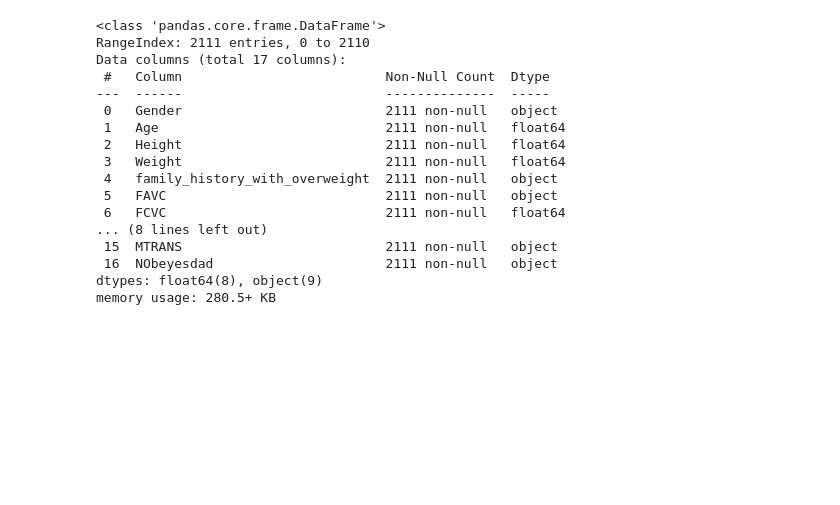
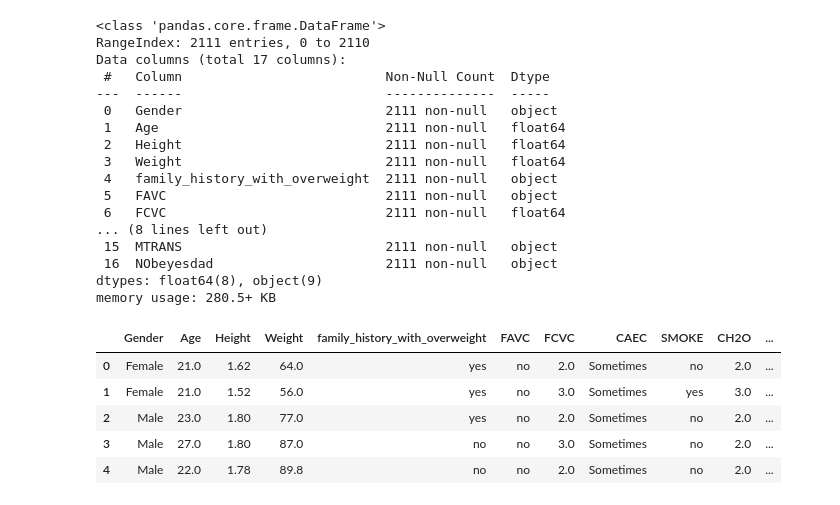
Before and after one commit to nikatnguyen/Project4, a Jupyter notebook: Preprocessing.ipynb, the cells around one changed output. Drawn from its saved outputs; the diff is of its cells as text; code cells hidden in the pictures; blank space fills up the shorter version.

```diff
--- a/Preprocessing.ipynb
+++ b/Preprocessing.ipynb
@@ -38,5 +34,16 @@ Data columns (total 17 columns):
  16  NObeyesdad                      2111 non-null   object
 dtypes: float64(8), object(9)
 memory usage: 280.5+ KB
+# %%
+#Drop any unnecessary columns
+df = df.drop(columns = ['NCP', 'SCC', 'TUE'])
+df.head()
+# %% [output]
+|  | Gender | Age | Height | Weight | family_history_with_overweight | FAVC | FCVC | CAEC | SMOKE | CH2O | ... |
+| 0 | Female | 21.0 | 1.62 | 64.0 | yes | no | 2.0 | Sometimes | no | 2.0 | ... |
+| 1 | Female | 21.0 | 1.52 | 56.0 | yes | no | 3.0 | Sometimes | yes | 3.0 | ... |
+| 2 | Male | 23.0 | 1.80 | 77.0 | yes | no | 2.0 | Sometimes | no | 2.0 | ... |
+| 3 | Male | 27.0 | 1.80 | 87.0 | no | no | 3.0 | Sometimes | no | 2.0 | ... |
+| 4 | Male | 22.0 | 1.78 | 89.8 | no | no | 2.0 | Sometimes | no | 2.0 | ... |
 # %%
 #Convert all strings to numeric (dummies)
```
Also changed, not shown: parts of 2 cells of this notebook.
